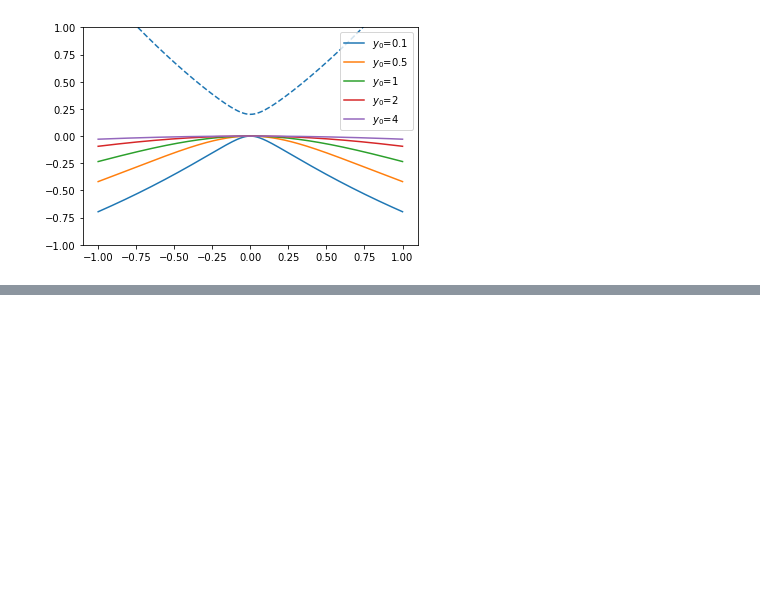
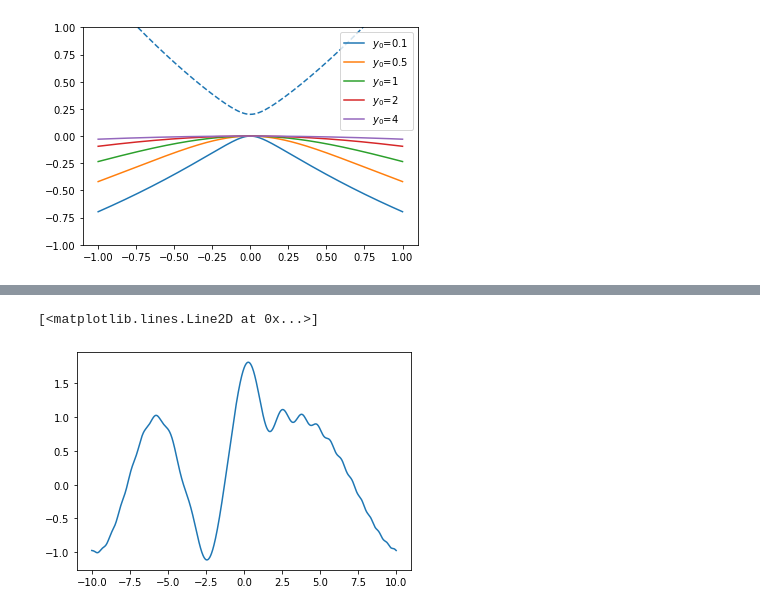
Before and after one commit to timothy-ymchan/gw-caustic-crossing, a Jupyter notebook: Microlensing/microlensing-moving.ipynb, the cells around one changed output, grey strips where cells are left out. Saved outputs shown, nothing was run; the diff lists cells and outputs as text; code cells hidden in the pictures; blank space fills up the shorter version.

```diff
--- a/Microlensing/microlensing-moving.ipynb
+++ b/Microlensing/microlensing-moving.ipynb
@@ -128,0 +226,11 @@ plt.ylim(-1,1)
+# %%
+def xm(y):
+    return 0.5*(y+np.sqrt(y**2+4))
+# %%
+def phim(y):
+    return (xm(y)-y)**2/2 - np.log(xm(y))
+# %%
+def F(f,y,y0,Ml):
+    W = w(f,Ml)
+    Phim = phim(y0)
+    return exp(pi*W/4+(1j*W/2)*(ln(W/2)-2*Phim))*gamma(1-0.5j*W)*hyp1f1(0.5j*W,1,0.5j*W*y*y)
@@ -128,0 +243,16 @@ plt.ylim(-1,1)
+# %%
+def woptics_waveform(t,A,f0,tE,Ml,y0):
+    # Ml: in solar mass
+    # y0: in Einstein radius
+    # f0: in sec
+    # tE: in sec
+    # t : in sec
+    Ml = 4.93e-4*(Ml/100) # sec
+    yy = np.sqrt(y0**2 + (t/tE)**2)
+    F0 = F(f0,yy,y0,Ml).astype(complex)
+    return np.real(F0*A*np.exp(2j*np.pi*f0*t))
+# %%
+plt.plot(t,woptics_waveform(t,A=1,f0=0.1,tE=1,Ml=100000,y0=0.1))
+# %% [output]
+[<matplotlib.lines.Line2D at 0x...>]
+[figure, added]
```
Also changed, not shown: parts of 17 cells of this notebook, 1 other file.
